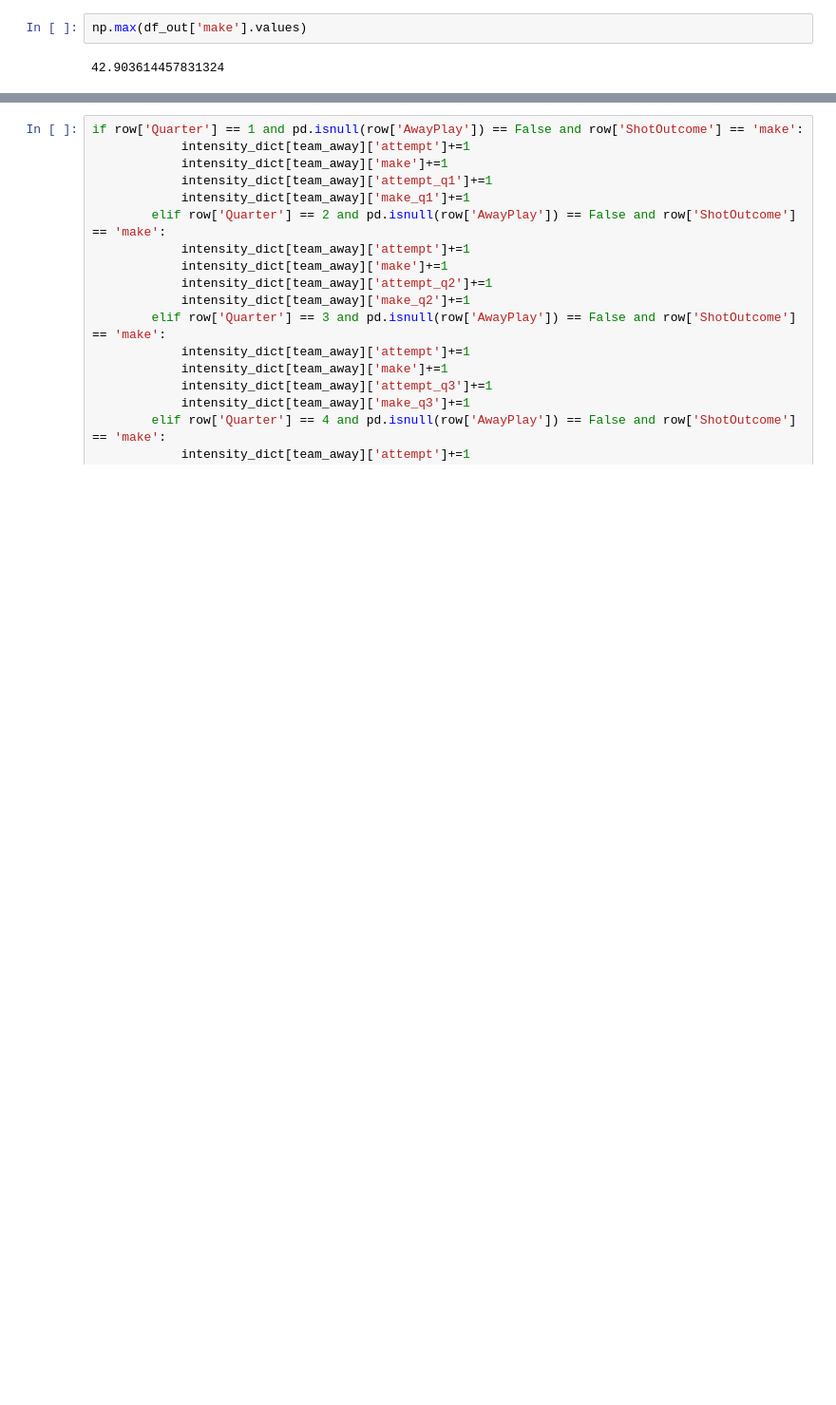
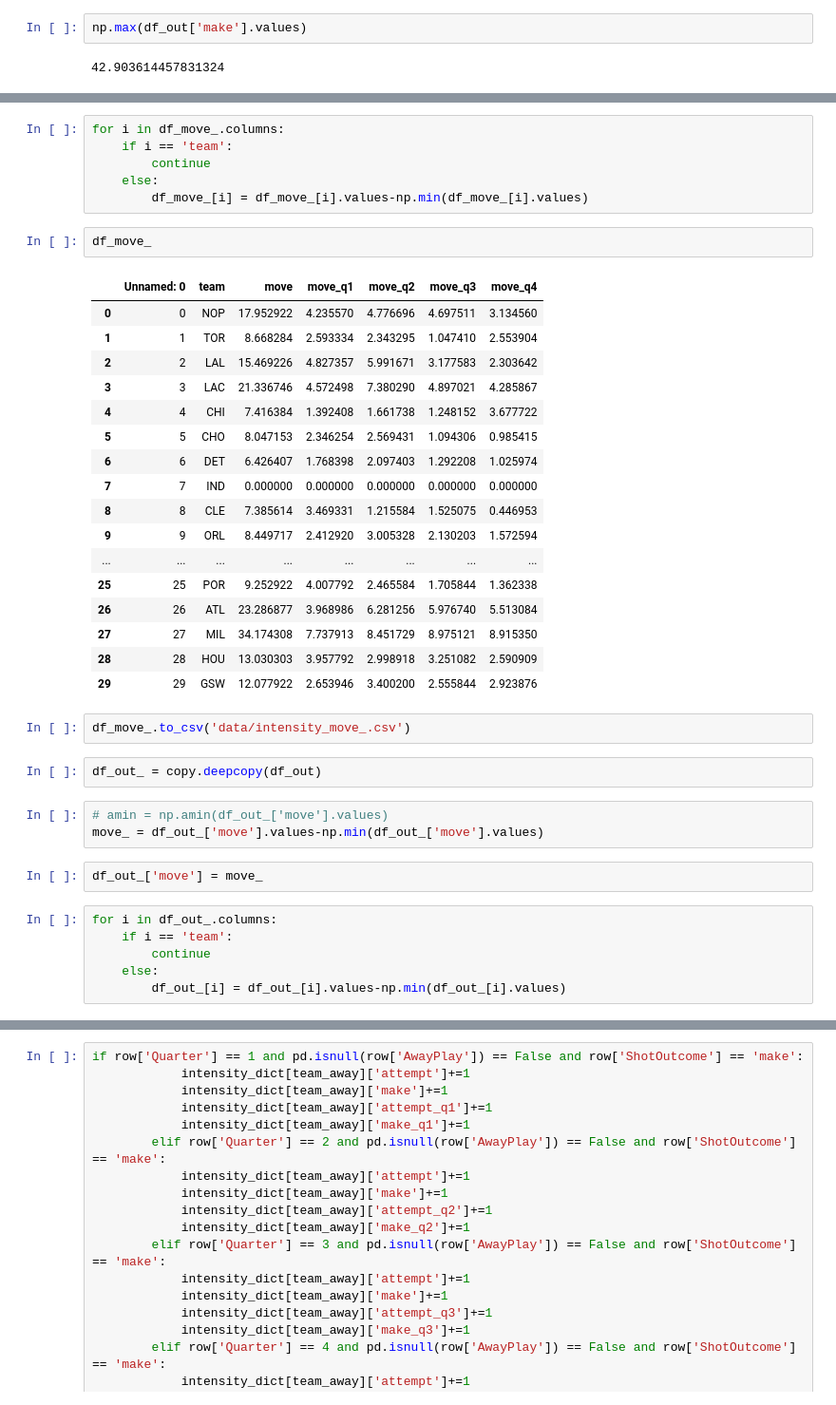
Before and after one commit to KrzysztofGarbowicz/NattyBasketballAnalysis, a Jupyter notebook: py/matches.ipynb, the cells around one changed output, grey strips where cells are left out. Shown: that part at 95% size. Drawn from its saved outputs; the diff is of its cells as text; blank space fills up the shorter version.

```diff
--- a/py/matches.ipynb
+++ b/py/matches.ipynb
@@ -283,0 +344,41 @@ df_out.to_csv('data/intensity.csv')
+# %%
+for i in df_move_.columns:
+    if i == 'team':
+        continue
+    else:
+        df_move_[i] = df_move_[i].values-np.min(df_move_[i].values)
+# %%
+df_move_
+# %% [output]
+|  | Unnamed: 0 | team | move | move_q1 | move_q2 | move_q3 | move_q4 |
+| 0 | 0 | NOP | 17.952922 | 4.235570 | 4.776696 | 4.697511 | 3.134560 |
+| 1 | 1 | TOR | 8.668284 | 2.593334 | 2.343295 | 1.047410 | 2.553904 |
+| 2 | 2 | LAL | 15.469226 | 4.827357 | 5.991671 | 3.177583 | 2.303642 |
+| 3 | 3 | LAC | 21.336746 | 4.572498 | 7.380290 | 4.897021 | 4.285867 |
+| 4 | 4 | CHI | 7.416384 | 1.392408 | 1.661738 | 1.248152 | 3.677722 |
+| 5 | 5 | CHO | 8.047153 | 2.346254 | 2.569431 | 1.094306 | 0.985415 |
+| 6 | 6 | DET | 6.426407 | 1.768398 | 2.097403 | 1.292208 | 1.025974 |
+| 7 | 7 | IND | 0.000000 | 0.000000 | 0.000000 | 0.000000 | 0.000000 |
+| 8 | 8 | CLE | 7.385614 | 3.469331 | 1.215584 | 1.525075 | 0.446953 |
+| 9 | 9 | ORL | 8.449717 | 2.412920 | 3.005328 | 2.130203 | 1.572594 |
+| ... | ... | ... | ... | ... | ... | ... | ... |
+| 25 | 25 | POR | 9.252922 | 4.007792 | 2.465584 | 1.705844 | 1.362338 |
+| 26 | 26 | ATL | 23.286877 | 3.968986 | 6.281256 | 5.976740 | 5.513084 |
+| 27 | 27 | MIL | 34.174308 | 7.737913 | 8.451729 | 8.975121 | 8.915350 |
+| 28 | 28 | HOU | 13.030303 | 3.957792 | 2.998918 | 3.251082 | 2.590909 |
+| 29 | 29 | GSW | 12.077922 | 2.653946 | 3.400200 | 2.555844 | 2.923876 |
+# %%
+df_move_.to_csv('data/intensity_move_.csv')
+# %%
+df_out_ = copy.deepcopy(df_out)
+# %%
+# amin = np.amin(df_out_['move'].values)
+move_ = df_out_['move'].values-np.min(df_out_['move'].values)
+# %%
+df_out_['move'] = move_
+# %%
+for i in df_out_.columns:
+    if i == 'team':
+        continue
+    else:
+        df_out_[i] = df_out_[i].values-np.min(df_out_[i].values)
```
Also changed, not shown: parts of 18 cells of this notebook, 3 other files.
